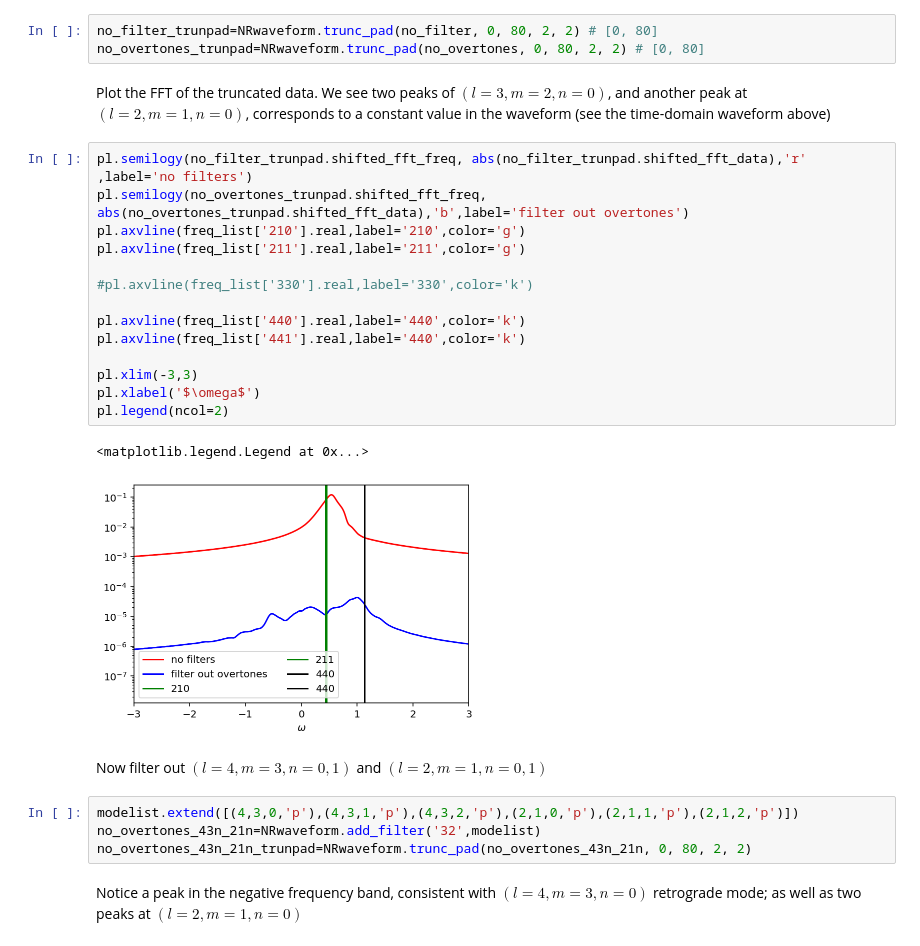
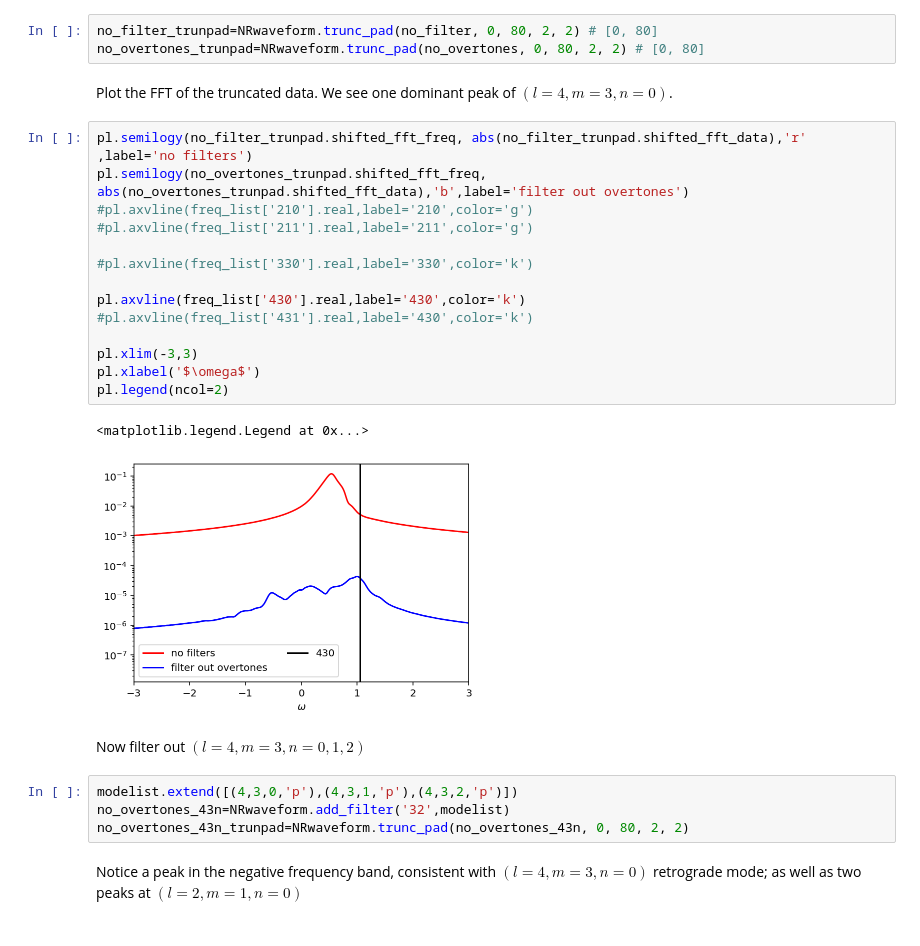
Before and after one commit to lifulin921874610/qnm_filter, a Jupyter notebook: code_demo/Fourier Analysis 0305_(3,2).ipynb, the cells around one changed output. Drawn from its saved outputs; the diff is of its cells as text.

```diff
--- a/code_demo/Fourier Analysis 0305_(3,2).ipynb
+++ b/code_demo/Fourier Analysis 0305_(3,2).ipynb
@@ -74,30 +74,30 @@ To do this, we take the ringdown waveform in the window of $[0,80M]$
 no_filter_trunpad=NRwaveform.trunc_pad(no_filter, 0, 80, 2, 2) # [0, 80]
 no_overtones_trunpad=NRwaveform.trunc_pad(no_overtones, 0, 80, 2, 2) # [0, 80]
 # %% [markdown]
-Plot the FFT of the truncated data. We see two peaks of $(l=3,m=2,n=0)$, and another peak at $(l=2,m=1,n=0)$, corresponds to a constant value in the waveform (see the time-domain waveform above)
+Plot the FFT of the truncated data. We see one dominant peak of $(l=4,m=3,n=0)$.
 # %%
 pl.semilogy(no_filter_trunpad.shifted_fft_freq, abs(no_filter_trunpad.shifted_fft_data),'r' ,label='no filters')
 pl.semilogy(no_overtones_trunpad.shifted_fft_freq, abs(no_overtones_trunpad.shifted_fft_data),'b',label='filter out overtones')
-pl.axvline(freq_list['210'].real,label='210',color='g')
-pl.axvline(freq_list['211'].real,label='211',color='g')
+#pl.axvline(freq_list['210'].real,label='210',color='g')
+#pl.axvline(freq_list['211'].real,label='211',color='g')
 
 #pl.axvline(freq_list['330'].real,label='330',color='k')
 
-pl.axvline(freq_list['440'].real,label='440',color='k')
-pl.axvline(freq_list['441'].real,label='440',color='k')
+pl.axvline(freq_list['430'].real,label='430',color='k')
+#pl.axvline(freq_list['431'].real,label='430',color='k')
 
 pl.xlim(-3,3)
 pl.xlabel('$\omega$')
 pl.legend(ncol=2)
 # %% [output]
 <matplotlib.legend.Legend at 0x...>
-[figure, old version]
+[figure, new version]
 # %% [markdown]
-Now filter out $(l=4,m=3,n=0,1)$ and $(l=2,m=1,n=0,1)$
+Now filter out $(l=4,m=3,n=0,1,2)$
 # %%
-modelist.extend([(4,3,0,'p'),(4,3,1,'p'),(4,3,2,'p'),(2,1,0,'p'),(2,1,1,'p'),(2,1,2,'p')])
-no_overtones_43n_21n=NRwaveform.add_filter('32',modelist)
-no_overtones_43n_21n_trunpad=NRwaveform.trunc_pad(no_overtones_43n_21n, 0, 80, 2, 2)
+modelist.extend([(4,3,0,'p'),(4,3,1,'p'),(4,3,2,'p')])
+no_overtones_43n=NRwaveform.add_filter('32',modelist)
+no_overtones_43n_trunpad=NRwaveform.trunc_pad(no_overtones_43n, 0, 80, 2, 2)
 # %% [markdown]
 Notice a peak in the negative frequency band, consistent with $(l=4,m=3,n=0)$ retrograde mode; as well as two peaks at $(l=2,m=1,n=0)$
 # %%
```
Also changed, not shown: parts of 9 cells of this notebook, 1 other file.
